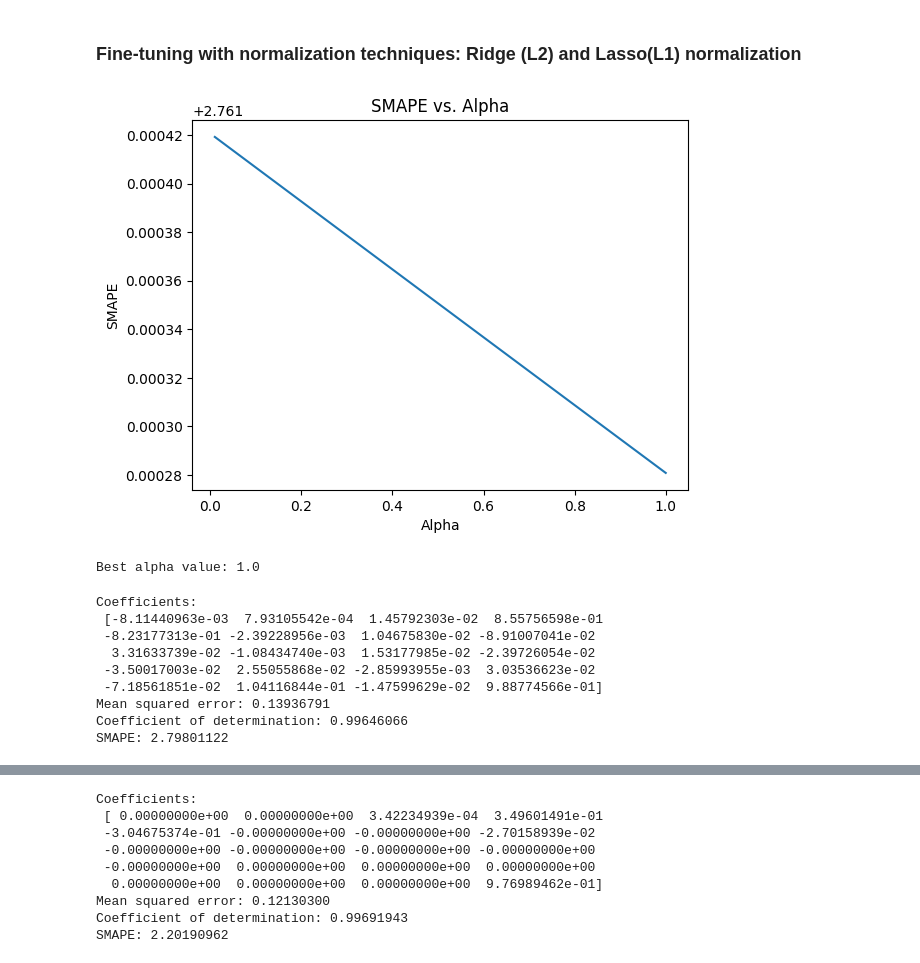
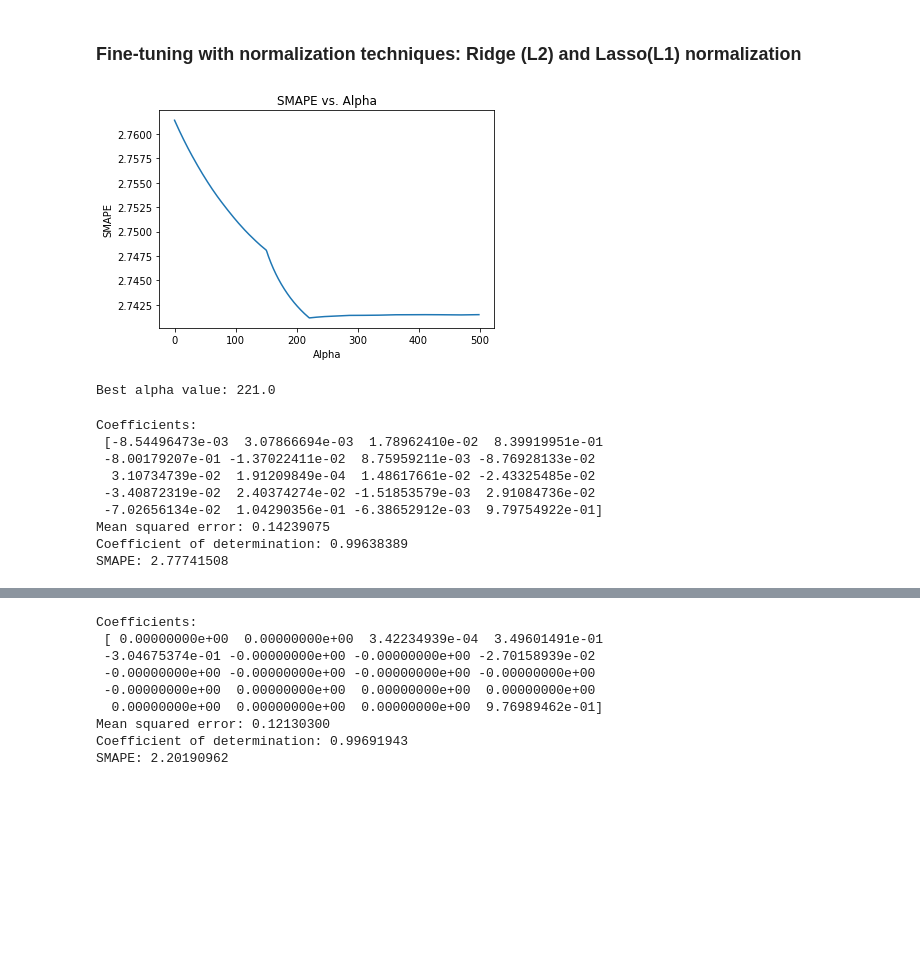
Before and after one commit to nic-hooper/microbusiness_density, a Jupyter notebook: checkpoint3.ipynb, the cells around one changed output, grey strips where cells are left out. Saved outputs shown, nothing was run; the diff lists cells and outputs as text; code cells hidden in the pictures; blank space fills up the shorter version.

Commit message:
update ridge alpha values grid search

```diff
--- a/checkpoint3.ipynb
+++ b/checkpoint3.ipynb
@@ -60,32 +60,32 @@ SMAPE: 2.79810986
 # %%
 # Grid search to find optimal values of alpha
 
 
 
-alpha_values = np.arange(0.01,1.01,0.01)
-param_grid = {'alpha': alpha_values}
+ridge_alpha_values = np.arange(0.00,500,1)
+param_grid = {'alpha': ridge_alpha_values}
 
 gs_ridge = GridSearchCV(Ridge(),
                         param_grid,
                         scoring = gs_smape,
                         cv = 5)
 gs_ridge.fit(X_train,y_train)
 
 # Extract alpha values and corresponding SMAPE scores
 alphas = gs_ridge.cv_results_['param_alpha'].data.astype(float)
 smape_scores = -gs_ridge.cv_results_['mean_test_score']
 
 # Plot the SMAPE scores vs. alpha values
 plt.plot(alphas, smape_scores)
 plt.xlabel('Alpha')
 plt.ylabel('SMAPE')
 plt.title('SMAPE vs. Alpha')
 plt.show()
 
 print("Best alpha value:", gs_ridge.best_params_['alpha'])
 # %% [output]
-[figure, old version]
+[figure, new version]
-Best alpha value: 1.0
+Best alpha value: 221.0
 # %%
 # Ridge with optimal alpha
 
@@ -101,12 +101,12 @@ print("Coefficient of determination: %.8f" % r2_score(y_test, y_pred_ridge))
 print("SMAPE: %.8f" % smape(y_test, y_pred_ridge))
 # %% [output]
 Coefficients:
- [-8.11440963e-03  7.93105542e-04  1.45792303e-02  8.55756598e-01
- -8.23177313e-01 -2.39228956e-03  1.04675830e-02 -8.91007041e-02
-  3.31633739e-02 -1.08434740e-03  1.53177985e-02 -2.39726054e-02
- -3.50017003e-02  2.55055868e-02 -2.85993955e-03  3.03536623e-02
- -7.18561851e-02  1.04116844e-01 -1.47599629e-02  9.88774566e-01]
-Mean squared error: 0.13936791
-Coefficient of determination: 0.99646066
-SMAPE: 2.79801122
+ [-8.54496473e-03  3.07866694e-03  1.78962410e-02  8.39919951e-01
+ -8.00179207e-01 -1.37022411e-02  8.75959211e-03 -8.76928133e-02
+  3.10734739e-02  1.91209849e-04  1.48617661e-02 -2.43325485e-02
+ -3.40872319e-02  2.40374274e-02 -1.51853579e-03  2.91084736e-02
+ -7.02656134e-02  1.04290356e-01 -6.38652912e-03  9.79754922e-01]
+Mean squared error: 0.14239075
+Coefficient of determination: 0.99638389
+SMAPE: 2.77741508
 # %%
```
Also changed, not shown: parts of 1 cell of this notebook.
